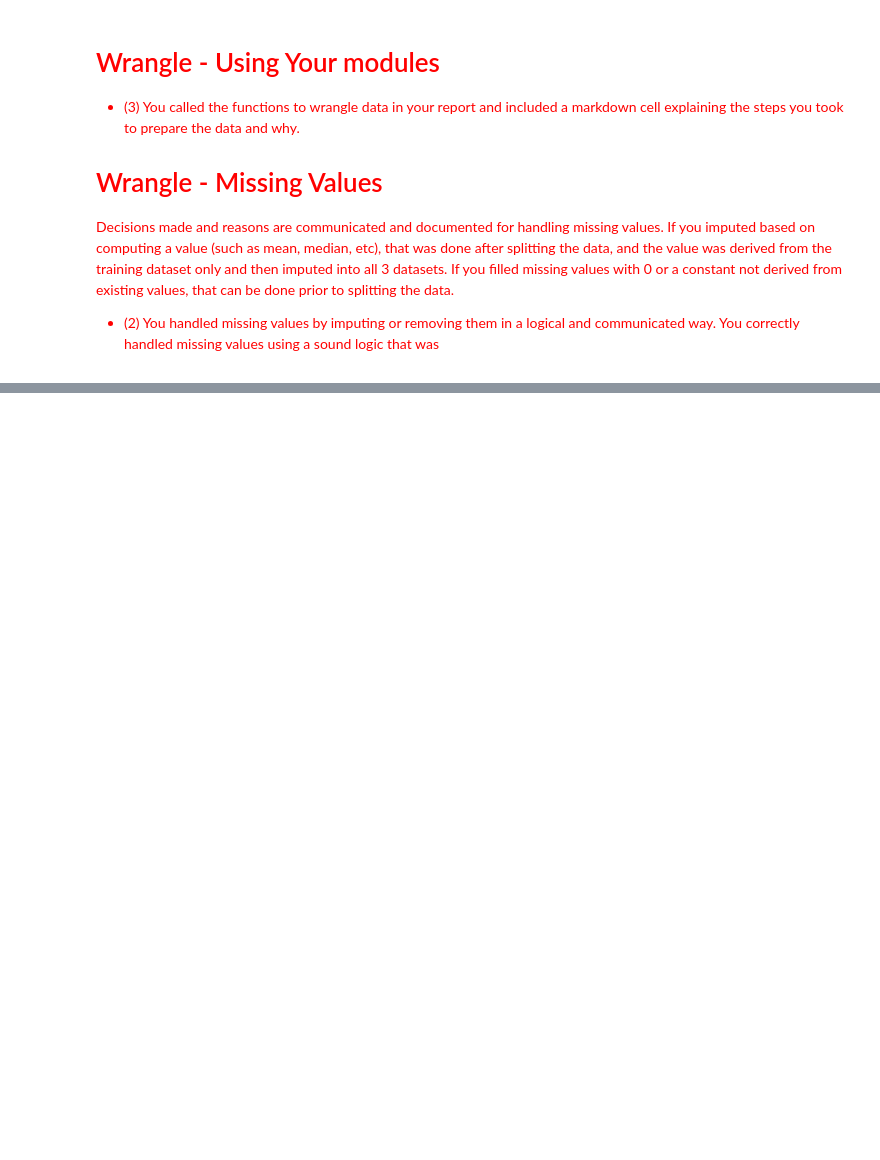
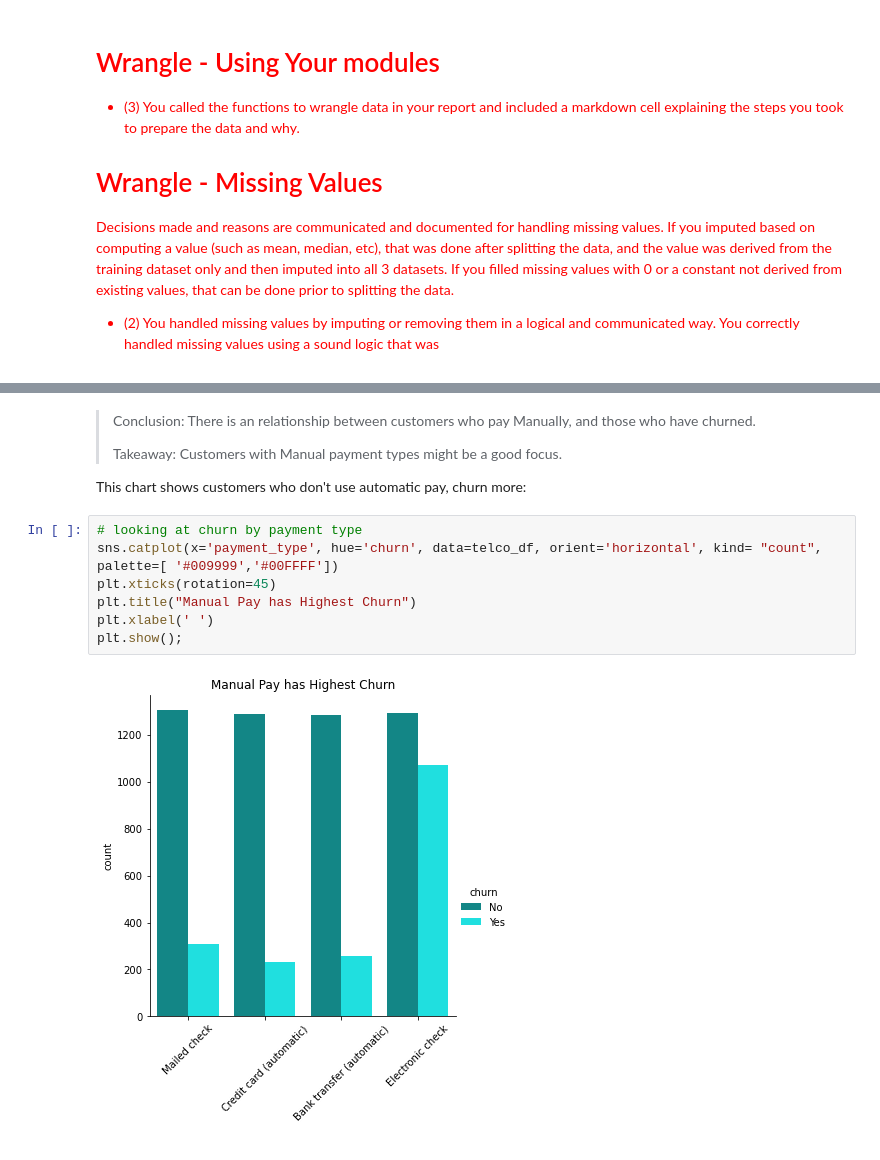
Before and after one commit to JeanetteSchulz/Classification_Project, a Jupyter notebook: Report Draft.ipynb, the cells around one changed output, grey strips where cells are left out. Cells and saved outputs as stored; diff of their text form; blank space fills up the shorter version.

```diff
--- a/Report Draft.ipynb
+++ b/Report Draft.ipynb
@@ -100,0 +214,15 @@ To clean the data, I did the following:
+# %% [markdown]
+>Conclusion: There is an relationship between customers who pay Manually, and those who have churned.
+>
+>Takeaway: Customers with Manual payment types might be a good focus.
+
+This chart shows customers who don't use automatic pay, churn more:
+# %%
+# looking at churn by payment type
+sns.catplot(x='payment_type', hue='churn', data=telco_df, orient='horizontal', kind= "count", palette=[ '#009999','#00FFFF'])
+plt.xticks(rotation=45)
+plt.title("Manual Pay has Highest Churn")
+plt.xlabel(' ')
+plt.show();
+# %% [output]
+[figure, added]
```
Also changed, not shown: parts of 58 cells of this notebook.
